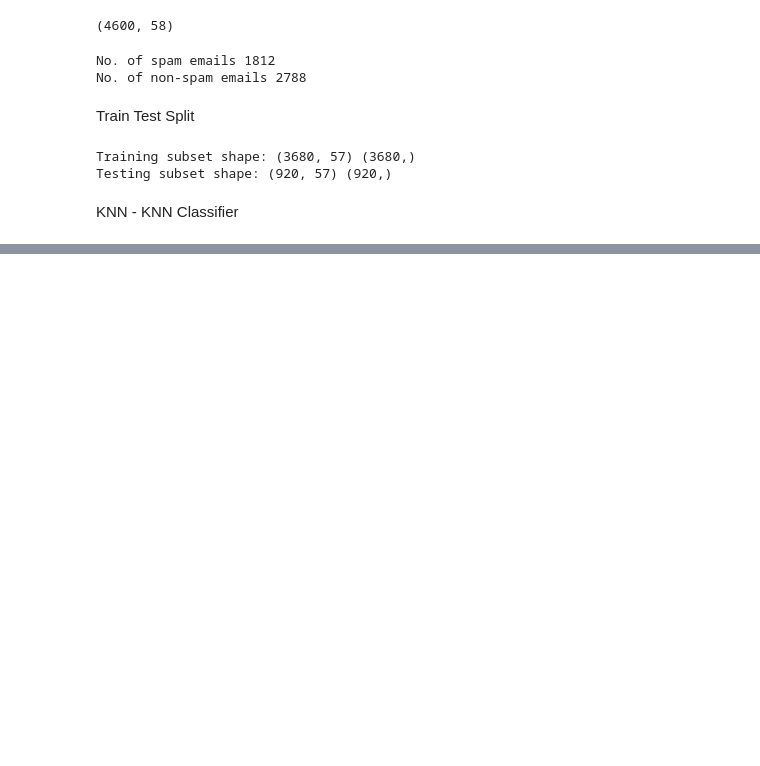
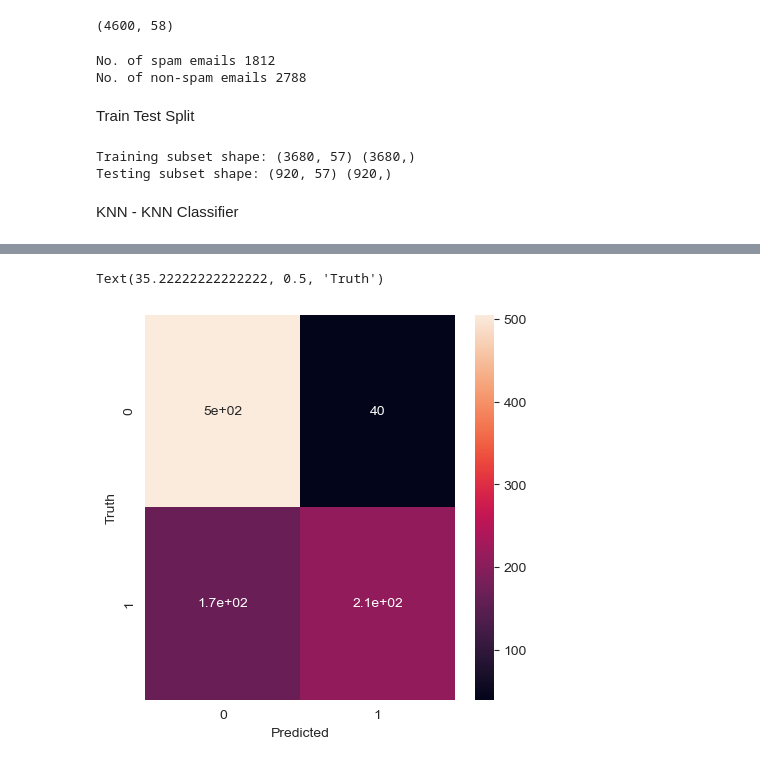
Before and after one commit to shobian/email-spam-classification, a Jupyter notebook: Email spam classifier/email-spam-classification/Code/Spam_email_clasifier_KNN.ipynb, the cells around one changed output, grey strips where cells are left out. Cells and saved outputs as stored; diff of their text form; code cells hidden in the pictures; blank space fills up the shorter version.

```diff
--- a/Email spam classifier/email-spam-classification/Code/Spam_email_clasifier_KNN.ipynb
+++ b/Email spam classifier/email-spam-classification/Code/Spam_email_clasifier_KNN.ipynb
@@ -103,6 +103,6 @@ KNN - KNN Classifier
 # %%
 from sklearn.neighbors import KNeighborsClassifier
 
-knn = KNeighborsClassifier(n_neighbors= 3)
+knn = KNeighborsClassifier(n_neighbors= 2)
 knn.fit(X_train,y_train)
 # %% [output]
@@ -113,0 +135,10 @@ knn.score(X_train, y_train)
+# %%
+import seaborn as sn
+
+plt.figure(figsize=(5, 5))
+sn.heatmap(cm, annot=True)
+plt.xlabel("Predicted")
+plt.ylabel("Truth")
+# %% [output]
+Text(35.22222222222222, 0.5, 'Truth')
+[figure, added]
```
Also changed, not shown: parts of 7 cells of this notebook.
